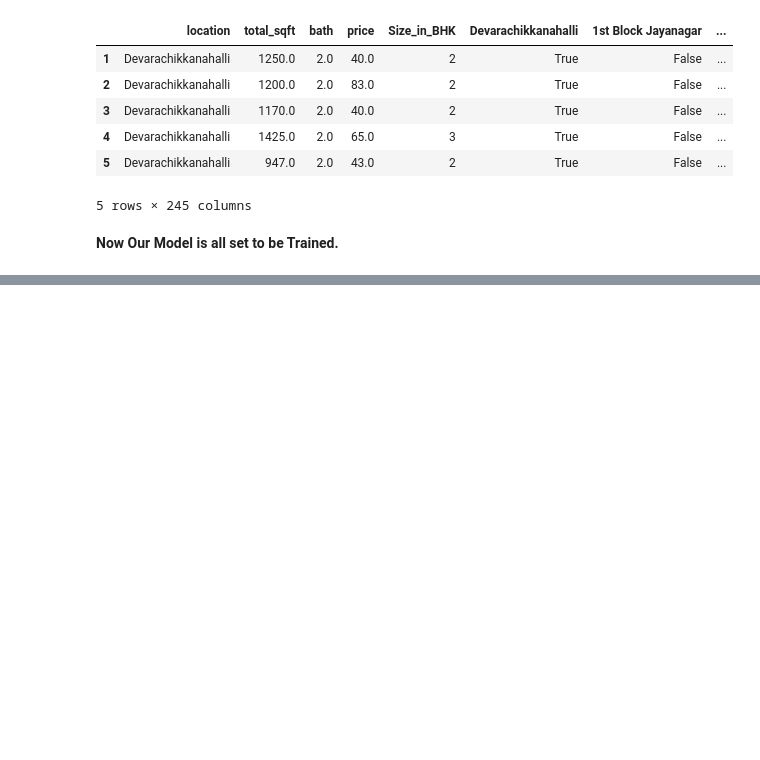
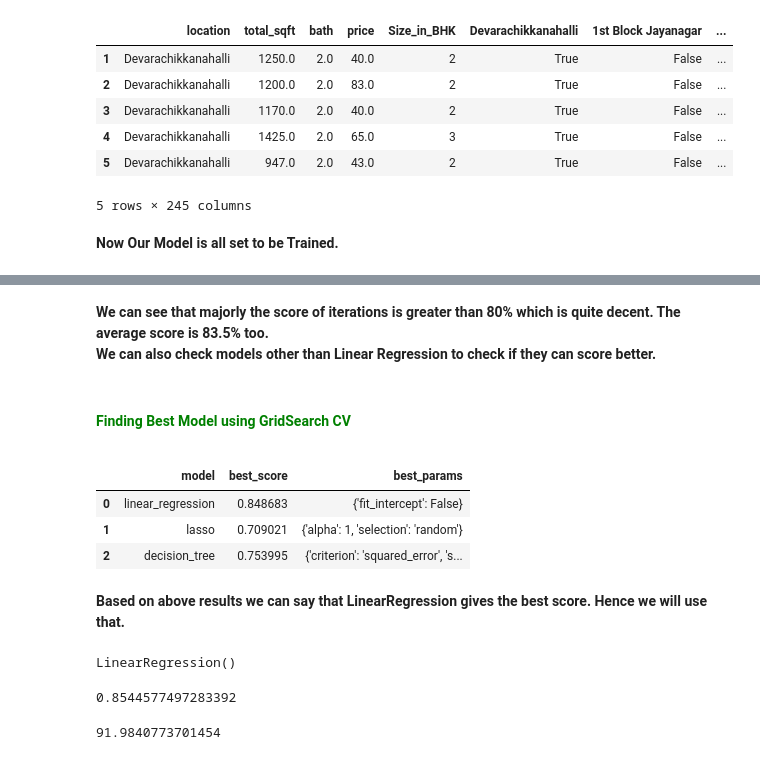
Before and after one commit to Codealpha07/Real-Estate-Price-Estimation, a Jupyter notebook: Model/Prediction_Model.ipynb, the cells around one changed output, grey strips where cells are left out. Saved outputs shown, nothing was run; the diff lists cells and outputs as text; code cells hidden in the pictures; blank space fills up the shorter version.

```diff
--- a/Model/Prediction_Model.ipynb
+++ b/Model/Prediction_Model.ipynb
@@ -498,0 +554,63 @@ df12 = df11.drop("location", axis="columns")
+# %% [markdown]
+<b>We can see that majorly the score of iterations is greater than 80% which is quite decent. The average score is 83.5% too.<br>
+We can also check models other than Linear Regression to check if they can score better.</b>
+# %% [markdown]
+<b><h4 style = "color:green;">Finding Best Model using GridSearch CV</h4><b>
+# %%
+from sklearn.model_selection import GridSearchCV
+from sklearn.linear_model import Lasso
+from sklearn.tree import DecisionTreeRegressor
+
+def find_best_model_using_gridsearchcv(X,y):
+    algos = {
+        'linear_regression' : {
+            'model': LinearRegression(),
+            'params': {
+                'fit_intercept': [True, False]
+            }
+        },
+        'lasso': {
+            'model': Lasso(),
+            'params': {
+                'alpha': [1,2],
+                'selection': ['random', 'cyclic']
+            }
+        },
+        'decision_tree': {
+            'model': DecisionTreeRegressor(),
+            'params': {
+                'criterion' : ["squared_error", "friedman_mse"],
+                'splitter': ['best','random']
+            }
+        }
+    }
+    scores = []
+    cv = ShuffleSplit(n_splits=5, test_size=0.2, random_state=0)
+    for algo_name, config in algos.items():
+        gs =  GridSearchCV(config['model'], config['params'], cv=cv, return_train_score=False)
+        gs.fit(X,y)
+        scores.append({
+            'model': algo_name,
+            'best_score': gs.best_score_,
+            'best_params': gs.best_params_
+        })
+
+    return pd.DataFrame(scores,columns=['model','best_score','best_params'])
+
+find_best_model_using_gridsearchcv(x,y)
+# %% [output]
+|  | model | best_score | best_params |
+| 0 | linear_regression | 0.848683 | {'fit_intercept': False} |
+| 1 | lasso | 0.709021 | {'alpha': 1, 'selection': 'random'} |
+| 2 | decision_tree | 0.753995 | {'criterion': 'squared_error', 's... |
+# %% [markdown]
+<b>Based on above results we can say that LinearRegression gives the best score. Hence we will use that.</b>
+# %%
+model = LinearRegression()
+model.fit(x,y)
+# %% [output]
+LinearRegression()
+# %%
+model.score(x_test, y_test)
+# %% [output]
+0.8544577497283392
@@ -498,0 +629,4 @@ df12 = df11.drop("location", axis="columns")
+# %%
+predict_price('1st Phase JP Nagar',1077, 2, 2)
+# %% [output]
+91.9840773701454
```
Also changed, not shown: parts of 19 cells of this notebook, 2 other files.
